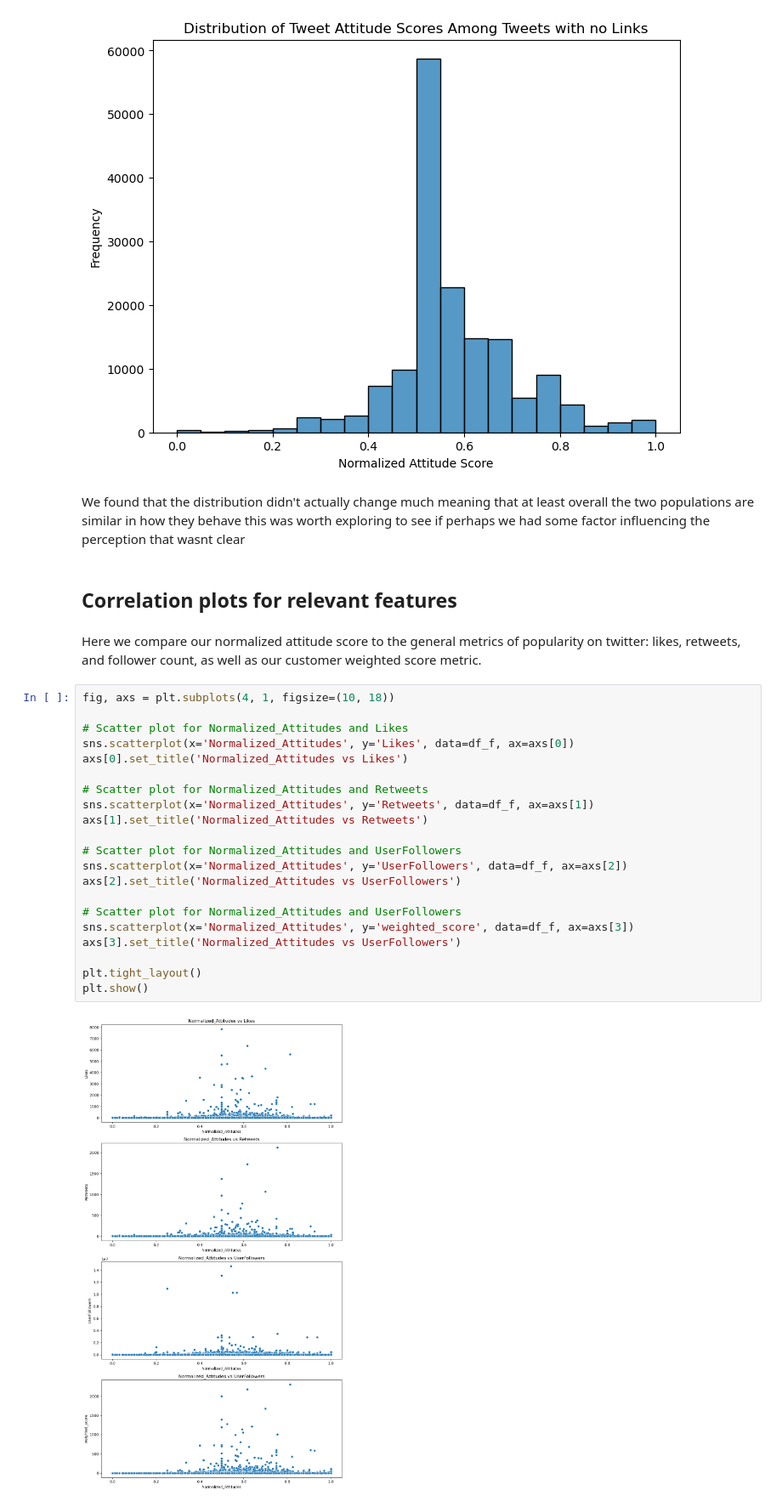
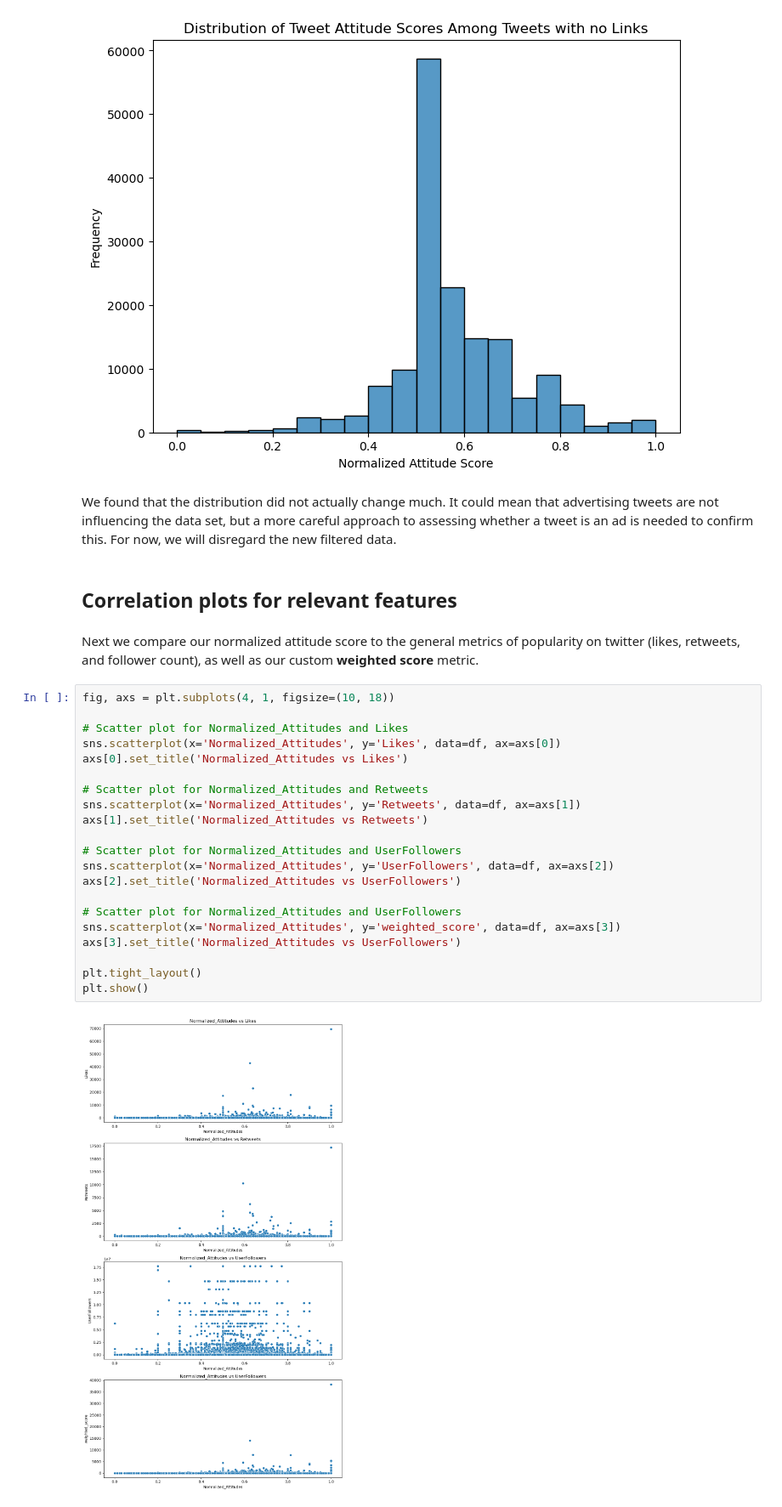
Before and after one commit to Jozue124/CMSC_320_Final_Tutorial, a Jupyter notebook: final_tutorial.ipynb, the cells around one changed output. Shown at 85% size. Drawn from its saved outputs; the diff is of its cells as text.

```diff
--- a/final_tutorial.ipynb
+++ b/final_tutorial.ipynb
@@ -362,33 +331,33 @@ plt.title('Distribution of Tweet Attitude Scores Among Tweets with no Links')
 plt.show()
 # %% [output]
 [figure]
-# %% [markdown]
-We found that the distribution didn't actually change much meaning that at least overall the two populations are similar in how they behave this was worth exploring to see if perhaps we had some factor influencing the perception that wasnt clear
+# %% [markdown]
+We found that the distribution did not actually change much. It could mean that advertising tweets are not influencing the data set, but a more careful approach to assessing whether a tweet is an ad is needed to confirm this. For now, we will disregard the new filtered data.
 # %% [markdown]
 ## Correlation plots for relevant features
 # %% [markdown]
-Here we compare our normalized attitude score to the general metrics of popularity on twitter: likes, retweets, and follower count, as well as our customer weighted score metric.
+Next we compare our normalized attitude score to the general metrics of popularity on twitter (likes, retweets, and follower count), as well as our custom **weighted score** metric.
 # %%
 fig, axs = plt.subplots(4, 1, figsize=(10, 18))
 
 # Scatter plot for Normalized_Attitudes and Likes
-sns.scatterplot(x='Normalized_Attitudes', y='Likes', data=df_f, ax=axs[0])
+sns.scatterplot(x='Normalized_Attitudes', y='Likes', data=df, ax=axs[0])
 axs[0].set_title('Normalized_Attitudes vs Likes')
 
 # Scatter plot for Normalized_Attitudes and Retweets
-sns.scatterplot(x='Normalized_Attitudes', y='Retweets', data=df_f, ax=axs[1])
+sns.scatterplot(x='Normalized_Attitudes', y='Retweets', data=df, ax=axs[1])
 axs[1].set_title('Normalized_Attitudes vs Retweets')
 
 # Scatter plot for Normalized_Attitudes and UserFollowers
-sns.scatterplot(x='Normalized_Attitudes', y='UserFollowers', data=df_f, ax=axs[2])
+sns.scatterplot(x='Normalized_Attitudes', y='UserFollowers', data=df, ax=axs[2])
 axs[2].set_title('Normalized_Attitudes vs UserFollowers')
 
 # Scatter plot for Normalized_Attitudes and UserFollowers
-sns.scatterplot(x='Normalized_Attitudes', y='weighted_score', data=df_f, ax=axs[3])
+sns.scatterplot(x='Normalized_Attitudes', y='weighted_score', data=df, ax=axs[3])
 axs[3].set_title('Normalized_Attitudes vs UserFollowers')
 
 plt.tight_layout()
 plt.show()
 # %% [output]
-[figure, old version]
+[figure, new version]
 # %% [markdown]
```
Also changed, not shown: parts of 62 cells of this notebook, 1 other file.
